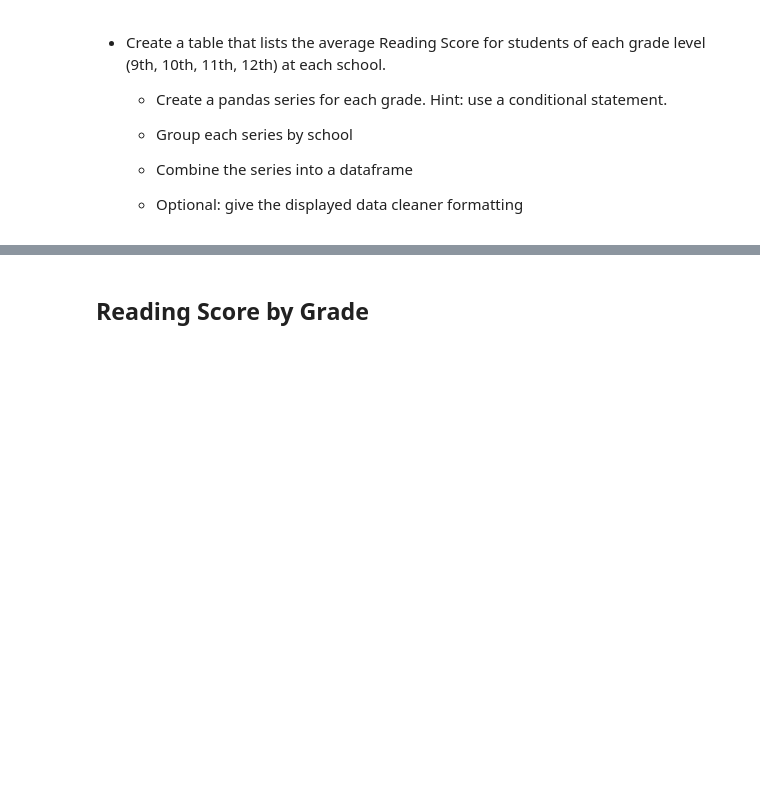
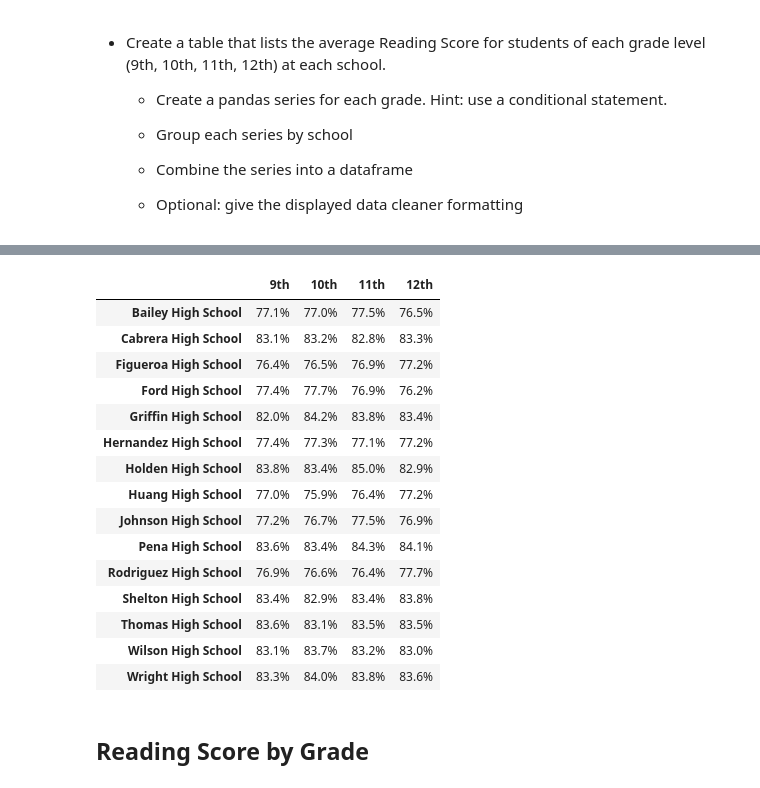
Before and after one commit to plowden/pandas-challenge, a Jupyter notebook: PyCitySchools/PyCitySchools.ipynb, the cells around one changed output, grey strips where cells are left out. Cells and saved outputs as stored; diff of their text form; code cells hidden in the pictures; blank space fills up the shorter version.

```diff
--- a/PyCitySchools/PyCitySchools.ipynb
+++ b/PyCitySchools/PyCitySchools.ipynb
@@ -166,3 +200,57 @@ district_summary_df
+# %%
+# Create a pandas series for each grade. Hint: use a conditional statement.
+ninth = school_data_complete.loc[school_data_complete["grade"] == "9th"]
+tenth = school_data_complete.loc[school_data_complete["grade"] == "10th"]
+eleventh = school_data_complete.loc[school_data_complete["grade"] == "11th"]
+twelfth = school_data_complete.loc[school_data_complete["grade"] == "12th"]
+
+# Group each series by school
+ninth_math = ninth.groupby("school_name")["math_score"].sum() / \
+    ninth.groupby("school_name")["Student ID"].count()
+tenth_math = tenth.groupby("school_name")["math_score"].sum() / \
+    tenth.groupby("school_name")["Student ID"].count()
+eleventh_math = eleventh.groupby("school_name")["math_score"].sum() / \
+    eleventh.groupby("school_name")["Student ID"].count()
+twelfth_math = twelfth.groupby("school_name")["math_score"].sum() / \
+    twelfth.groupby("school_name")["Student ID"].count()
+
+# Combine the series into a dataframe
+math_summary = pd.DataFrame ({ "School Name": "", "9th": [], "10th": [],"11th": [], "12th": []
+})
+math_summary["School Name"] = school_data["school_name"]
+math_summary["9th"] = [x for x in ninth_math]
+math_summary["10th"] = [x for x in tenth_math]
+math_summary["11th"] = [x for x in eleventh_math]
+math_summary["12th"] = [x for x in twelfth_math]
+math_summary = math_summary.set_index("School Name")
+math_summary.index.name = None
+
+# Optional: give the displayed data cleaner formatting
+
+math_summary["9th"] = math_summary["9th"].map("{:.1f}%".format)
+math_summary["10th"] = math_summary["10th"].map("{:.1f}%".format)
+math_summary["11th"] = math_summary["11th"].map("{:.1f}%".format)
+math_summary["12th"] = math_summary["12th"].map("{:.1f}%".format)
+
+
+math_summary
+# %% [output]
+|  | 9th | 10th | 11th | 12th |
+| Bailey High School | 77.1% | 77.0% | 77.5% | 76.5% |
+| Cabrera High School | 83.1% | 83.2% | 82.8% | 83.3% |
+| Figueroa High School | 76.4% | 76.5% | 76.9% | 77.2% |
+| Ford High School | 77.4% | 77.7% | 76.9% | 76.2% |
+| Griffin High School | 82.0% | 84.2% | 83.8% | 83.4% |
+| Hernandez High School | 77.4% | 77.3% | 77.1% | 77.2% |
+| Holden High School | 83.8% | 83.4% | 85.0% | 82.9% |
+| Huang High School | 77.0% | 75.9% | 76.4% | 77.2% |
+| Johnson High School | 77.2% | 76.7% | 77.5% | 76.9% |
+| Pena High School | 83.6% | 83.4% | 84.3% | 84.1% |
+| Rodriguez High School | 76.9% | 76.6% | 76.4% | 77.7% |
+| Shelton High School | 83.4% | 82.9% | 83.4% | 83.8% |
+| Thomas High School | 83.6% | 83.1% | 83.5% | 83.5% |
+| Wilson High School | 83.1% | 83.7% | 83.2% | 83.0% |
+| Wright High School | 83.3% | 84.0% | 83.8% | 83.6% |
 # %% [markdown]
 ## Reading Score by Grade
 # %% [markdown]
```
Also changed, not shown: parts of 13 cells of this notebook.
